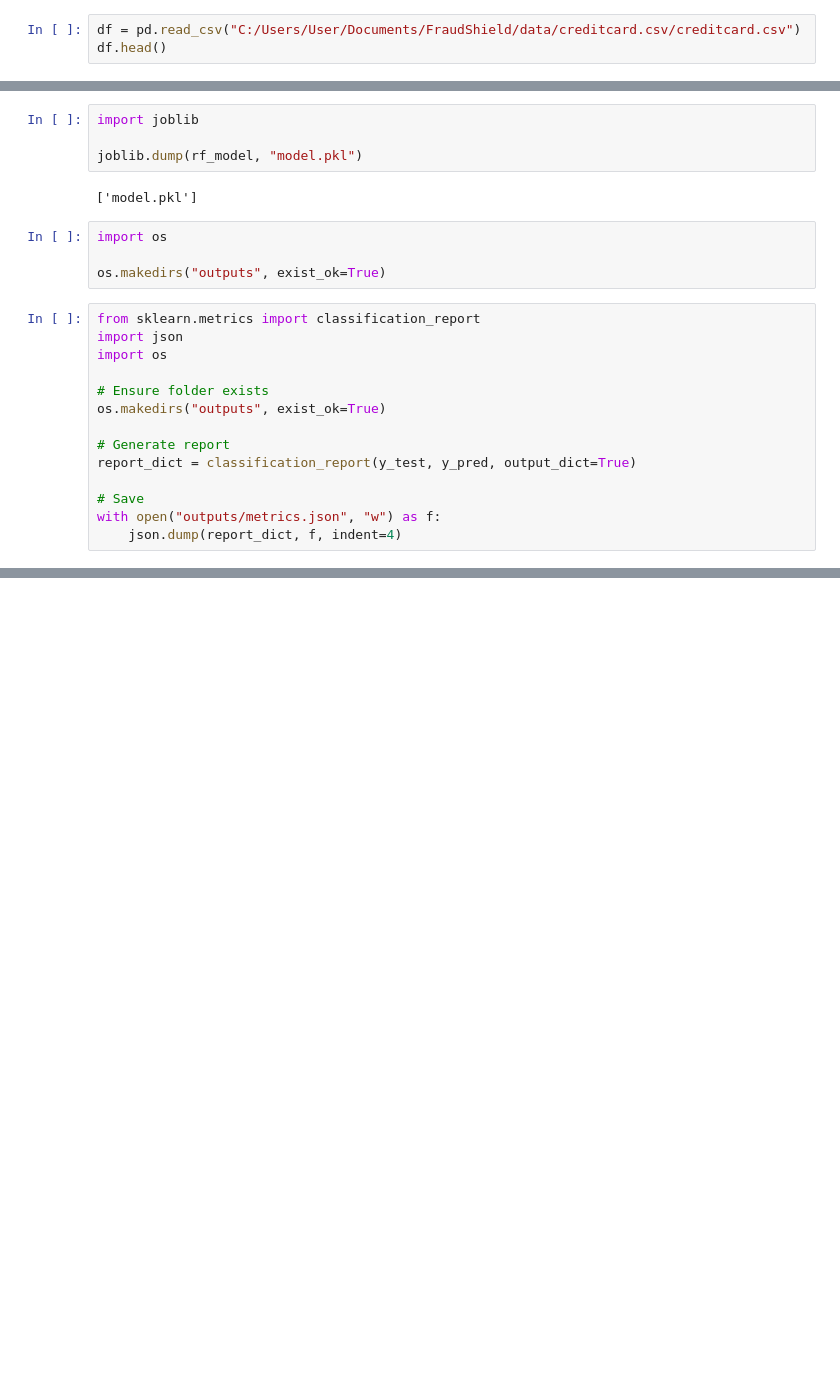
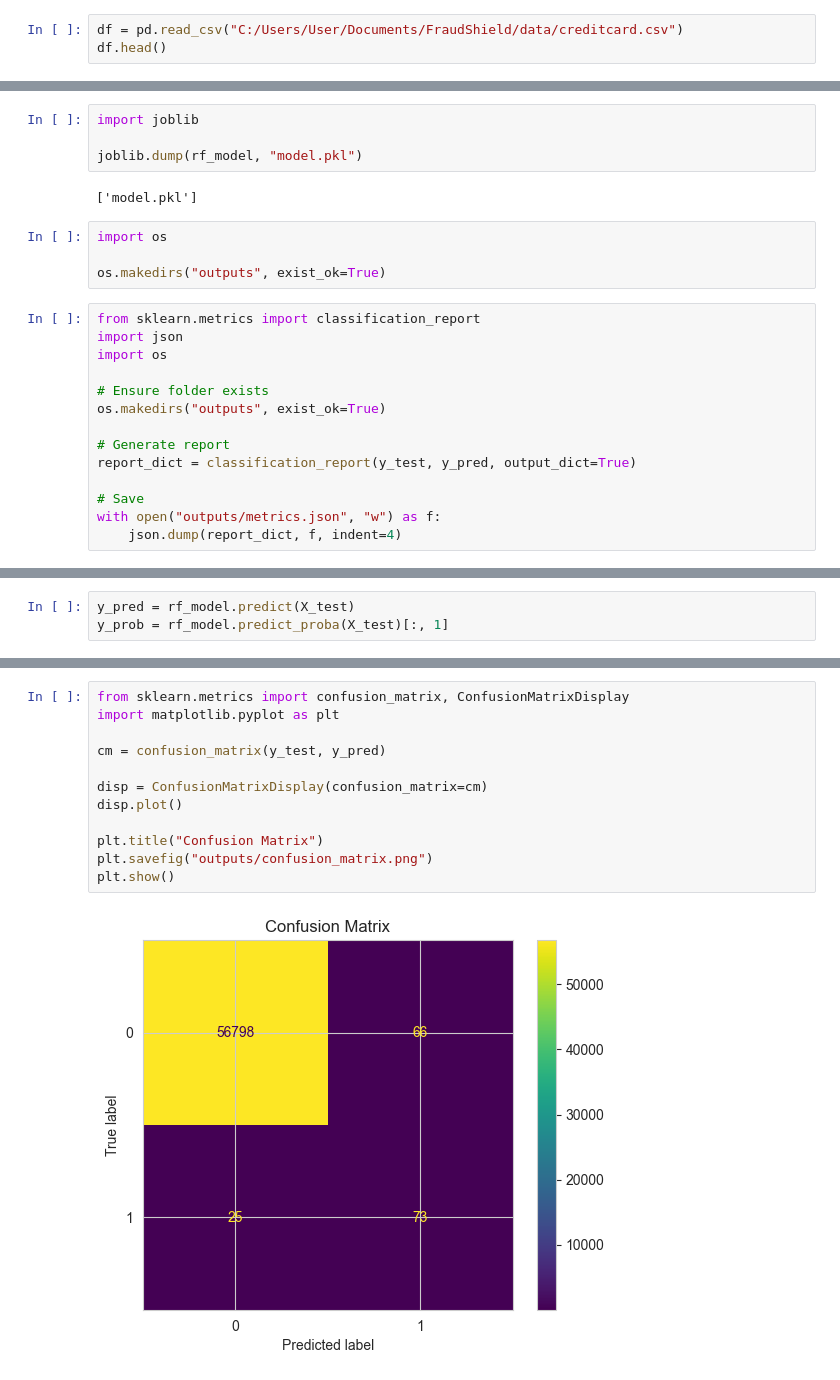
Before and after one commit to alishakulkarni9/FraudShield, a Jupyter notebook: notebook/02_train_model.ipynb, the cells around one changed output, grey strips where cells are left out. Cells and saved outputs as stored; diff of their text form; blank space fills up the shorter version.

```diff
--- a/notebook/02_train_model.ipynb
+++ b/notebook/02_train_model.ipynb
@@ -11,7 +11,7 @@ import seaborn as sns
 
 sns.set_style("whitegrid")
 # %%
-df = pd.read_csv("C:/Users/User/Documents/FraudShield/data/creditcard.csv/creditcard.csv")
+df = pd.read_csv("C:/Users/User/Documents/FraudShield/data/creditcard.csv")
 df.head()
 # %% [output]
 |  | Time | V1 | V2 | V3 | V4 | V5 | V6 | V7 | V8 | V9 | ... | ... |
@@ -234,0 +236,3 @@ with open("outputs/metrics.json", "w") as f:
+# %%
+y_pred = rf_model.predict(X_test)
+y_prob = rf_model.predict_proba(X_test)[:, 1]
@@ -234,0 +282,14 @@ with open("outputs/metrics.json", "w") as f:
+# %%
+from sklearn.metrics import confusion_matrix, ConfusionMatrixDisplay
+import matplotlib.pyplot as plt
+
+cm = confusion_matrix(y_test, y_pred)
+
+disp = ConfusionMatrixDisplay(confusion_matrix=cm)
+disp.plot()
+
+plt.title("Confusion Matrix")
+plt.savefig("outputs/confusion_matrix.png")
+plt.show()
+# %% [output]
+[figure, added]
```
Also changed, not shown: parts of 7 cells of this notebook.
